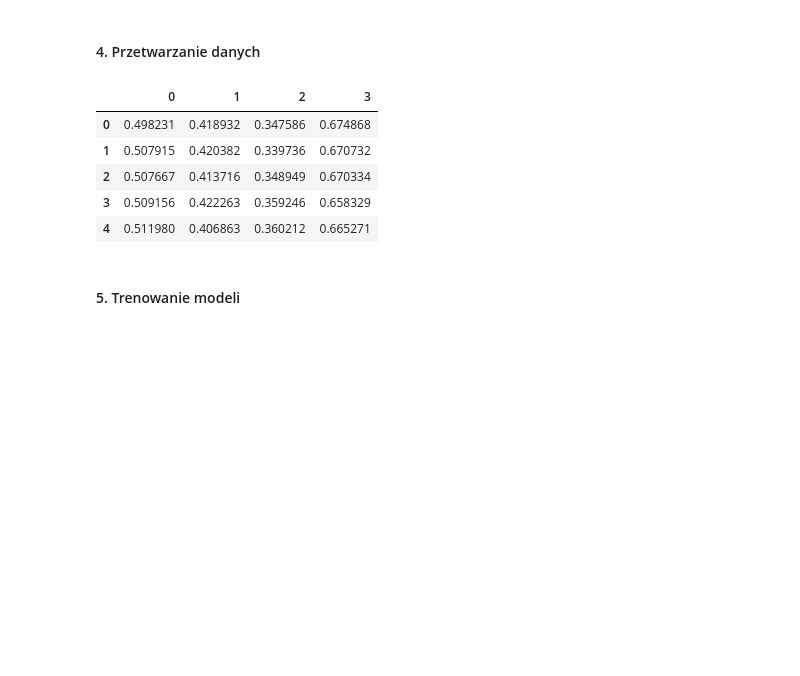
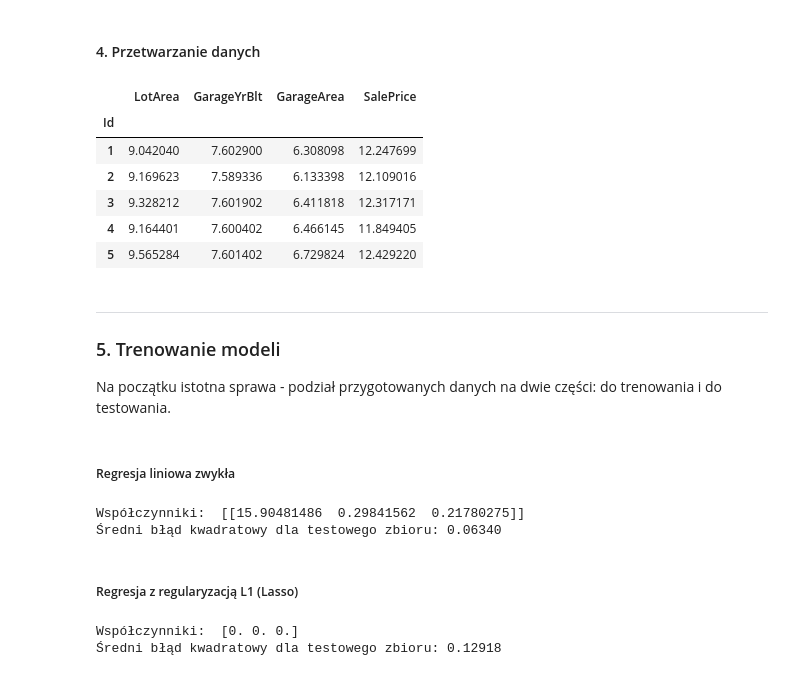
Before and after one commit to Numernabis/mownit2, a Jupyter notebook: lab9/lab9-regresja.ipynb, the cells around one changed output. Cells and saved outputs as stored; diff of their text form; code cells hidden in the pictures; blank space fills up the shorter version.

```diff
--- a/lab9/lab9-regresja.ipynb
+++ b/lab9/lab9-regresja.ipynb
@@ -146,16 +146,19 @@ df.plot(kind = 'scatter', x = 'LotArea', y = 'SalePrice', ax = axs[2])
 # %% [markdown]
 #### 4. Przetwarzanie danych
 # %%
-# normalizacja
-from sklearn import preprocessing
-df = DataFrame(preprocessing.normalize(df, norm = 'l2'))
+# normalizacja - jednak okazała się niepotrzebna
+#from sklearn import preprocessing
+#df = DataFrame(preprocessing.normalize(df, norm = 'l2'))
 df.head()
 # %% [output]
-|  | 0 | 1 | 2 | 3 |
-| 0 | 0.498231 | 0.418932 | 0.347586 | 0.674868 |
-| 1 | 0.507915 | 0.420382 | 0.339736 | 0.670732 |
-| 2 | 0.507667 | 0.413716 | 0.348949 | 0.670334 |
-| 3 | 0.509156 | 0.422263 | 0.359246 | 0.658329 |
-| 4 | 0.511980 | 0.406863 | 0.360212 | 0.665271 |
+|  | LotArea | GarageYrBlt | GarageArea | SalePrice |
+| Id |  |  |  |  |
+| 1 | 9.042040 | 7.602900 | 6.308098 | 12.247699 |
+| 2 | 9.169623 | 7.589336 | 6.133398 | 12.109016 |
+| 3 | 9.328212 | 7.601902 | 6.411818 | 12.317171 |
+| 4 | 9.164401 | 7.600402 | 6.466145 | 11.849405 |
+| 5 | 9.565284 | 7.601402 | 6.729824 | 12.429220 |
-# %% [markdown]
-#### 5. Trenowanie modeli
+# %% [markdown]
+---
+### 5. Trenowanie modeli
+Na początku istotna sprawa - podział przygotowanych danych na dwie części: do trenowania i do testowania.
@@ -161,0 +178,28 @@ df.head()
+# %% [markdown]
+##### Regresja liniowa zwykła
+# %%
+lin = linear_model.LinearRegression()
+lin.fit(X, Y)
+
+P = lin.predict(Xt)
+
+print("Współczynniki: ", lin.coef_)
+print("Średni błąd kwadratowy dla testowego zbioru: %.5f"
+      % metrics.mean_squared_error(Yt, P))
+# %% [output]
+Współczynniki:  [[15.90481486  0.29841562  0.21780275]]
+Średni błąd kwadratowy dla testowego zbioru: 0.06340
+# %% [markdown]
+##### Regresja z regularyzacją L1 (Lasso)
+# %%
+lasso = linear_model.Lasso(alpha = 1)
+lasso.fit(X, Y)
+
+P = lasso.predict(Xt)
+
+print("Współczynniki: ", lasso.coef_)
+print("Średni błąd kwadratowy dla testowego zbioru: %.5f"
+      % metrics.mean_squared_error(Yt, P))
+# %% [output]
+Współczynniki:  [0. 0. 0.]
+Średni błąd kwadratowy dla testowego zbioru: 0.12918
```
Also changed, not shown: parts of 9 cells of this notebook.
